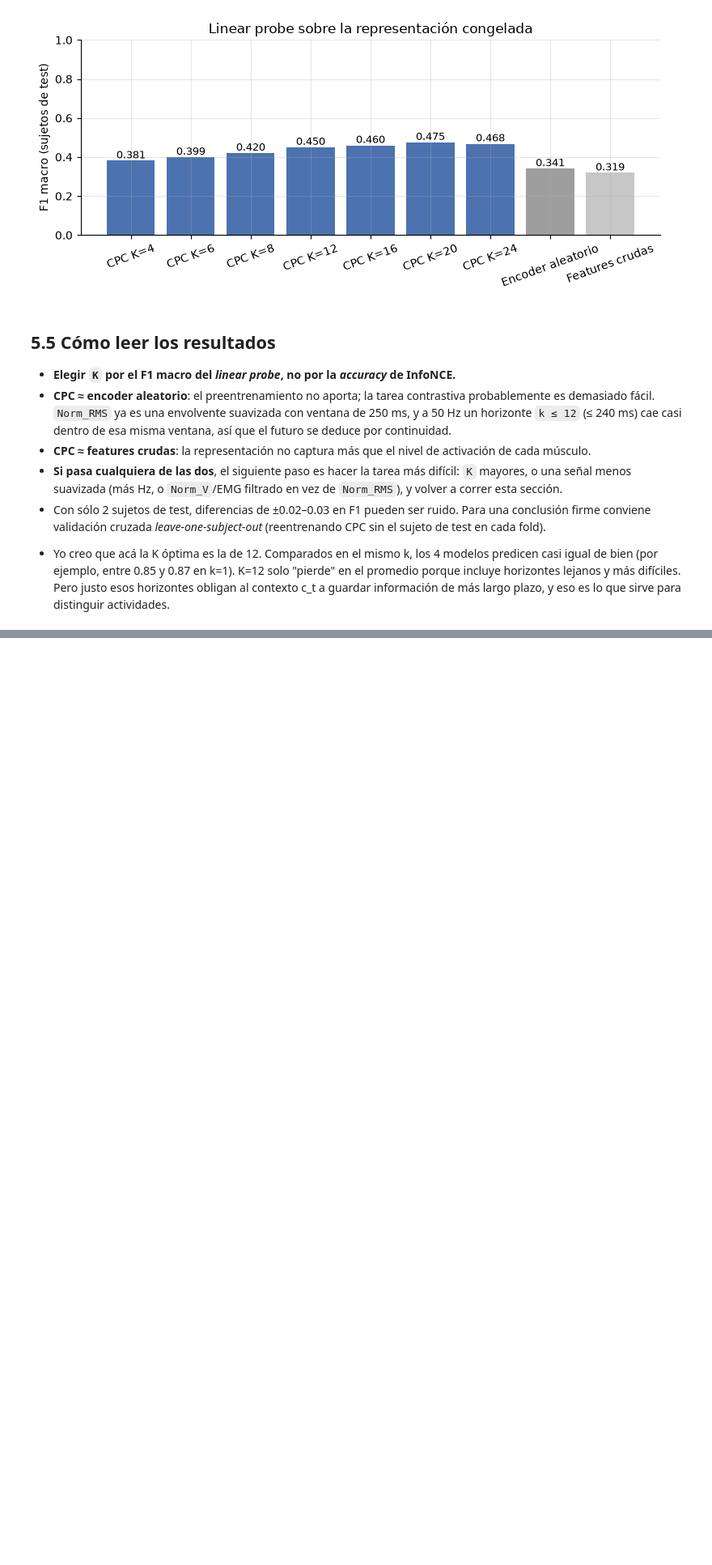
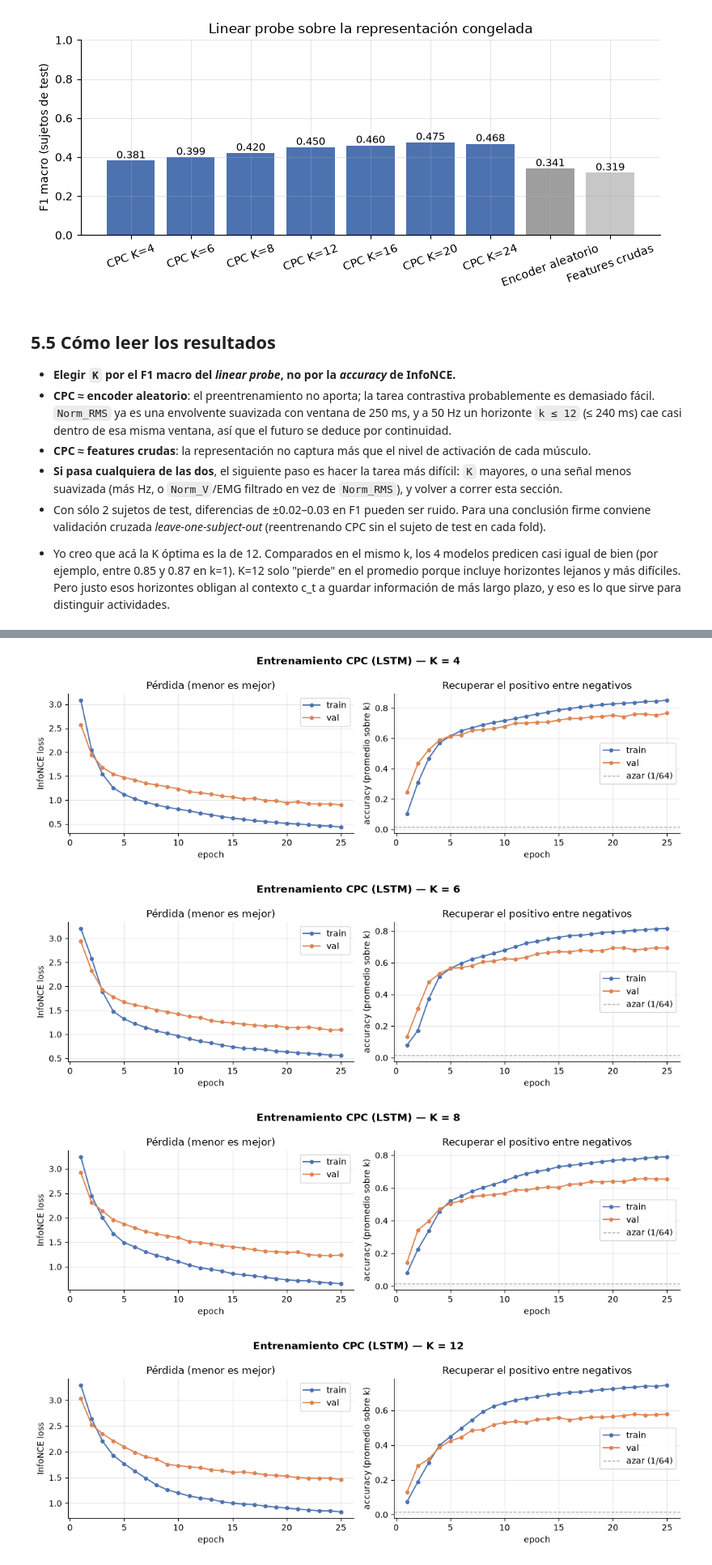
Before and after one commit to Paola-leon/human-activity-recognition, a Jupyter notebook: notebooks/01_Pipeline_CPC.ipynb, the cells around one changed output, grey strips where cells are left out. Shown at 81% size. Cells and saved outputs as stored; diff of their text form; code cells hidden in the pictures; blank space fills up the shorter version.

Commit message:
Trial 2: Implementation of LSTM
LSTM implementation in search of thebest performance. The trial failed :(

```diff
--- a/notebooks/01_Pipeline_CPC.ipynb
+++ b/notebooks/01_Pipeline_CPC.ipynb
@@ -905,7 +905,7 @@ def train_cpc(cfg: CPCConfig, n_epochs=N_EPOCHS, lr=LR):
 
 
 print("Dispositivo:", DEVICE)   # debe ser 'mps' en Mac; en 'cpu' cada corrida tarda varias veces más
-model_real, history = train_cpc(cfg_real)
+# model_real, history = train_cpc(cfg_real)
 # %% [output]
 Dispositivo: mps
 [K=24] epoch  1/25  train loss 3.4504 acc 0.065  |  val loss 3.1939 acc 0.106  (58 s transcurridos)
@@ -1289,0 +1525,28 @@ fig.tight_layout()
+# %%
+FIG_DIR = Path.cwd() / "_figures"
+FIG_DIR.mkdir(exist_ok=True)
+
+for K, hist in lstm_histories.items():
+    epochs = range(1, len(hist["train_loss"]) + 1)
+    fig, axes = plt.subplots(1, 2, figsize=(11, 3.6))
+    fig.suptitle(f"Entrenamiento CPC (LSTM) — K = {K}", fontweight="bold")
+
+    axes[0].plot(epochs, hist["train_loss"], color="#4c72b0", marker="o", ms=4, label="train")
+    axes[0].plot(epochs, hist["val_loss"], color="#dd8452", marker="o", ms=4, label="val")
+    axes[0].set(xlabel="epoch", ylabel="InfoNCE loss", title="Pérdida (menor es mejor)")
+    axes[0].legend()
+
+    axes[1].plot(epochs, hist["train_acc"], color="#4c72b0", marker="o", ms=4, label="train")
+    axes[1].plot(epochs, hist["val_acc"], color="#dd8452", marker="o", ms=4, label="val")
+    axes[1].axhline(1 / BATCH_SIZE, color="#9e9e9e", ls="--", lw=1, label=f"azar (1/{BATCH_SIZE})")
+    axes[1].set(xlabel="epoch", ylabel="accuracy (promedio sobre k)", title="Recuperar el positivo entre negativos")
+    axes[1].legend()
+
+    fig.tight_layout()
+    fig.savefig(FIG_DIR / f"CPC_DS1_LSTM_Perdida_acc_k_{K}.png", dpi=120)
+    plt.show()
+# %% [output]
+[figure, added]
+[figure, added]
+[figure, added]
+[figure, added]
```
Also changed, not shown: parts of 39 cells of this notebook, 15 other files.
